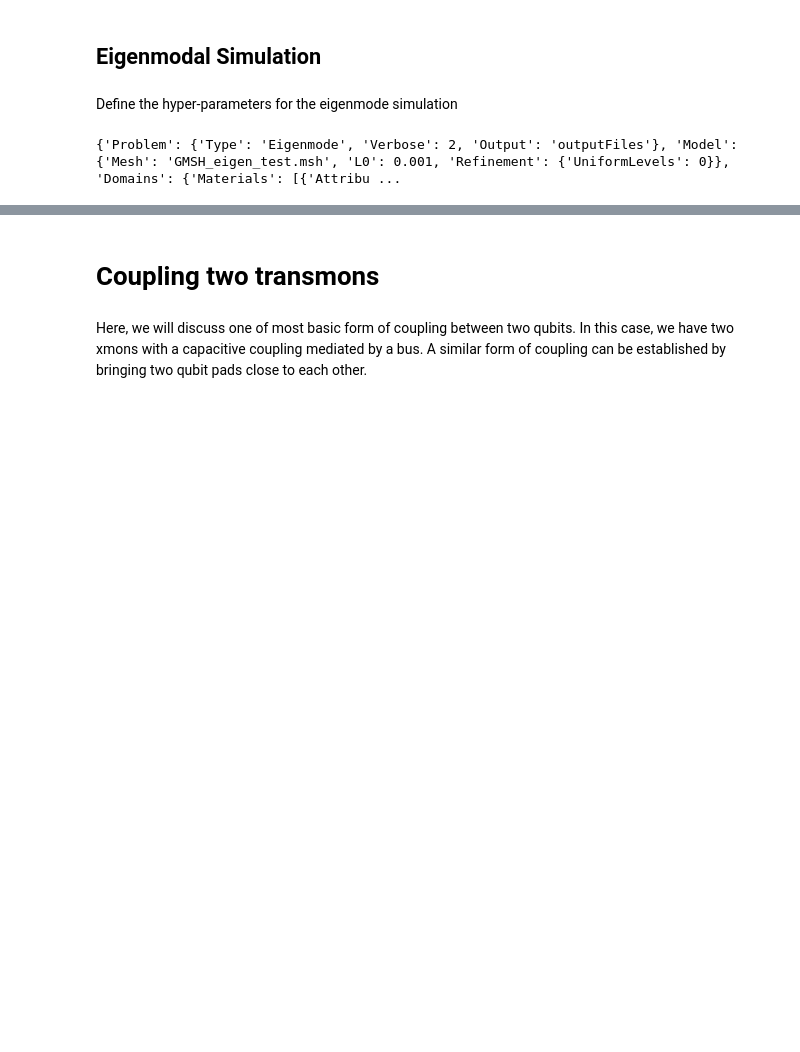
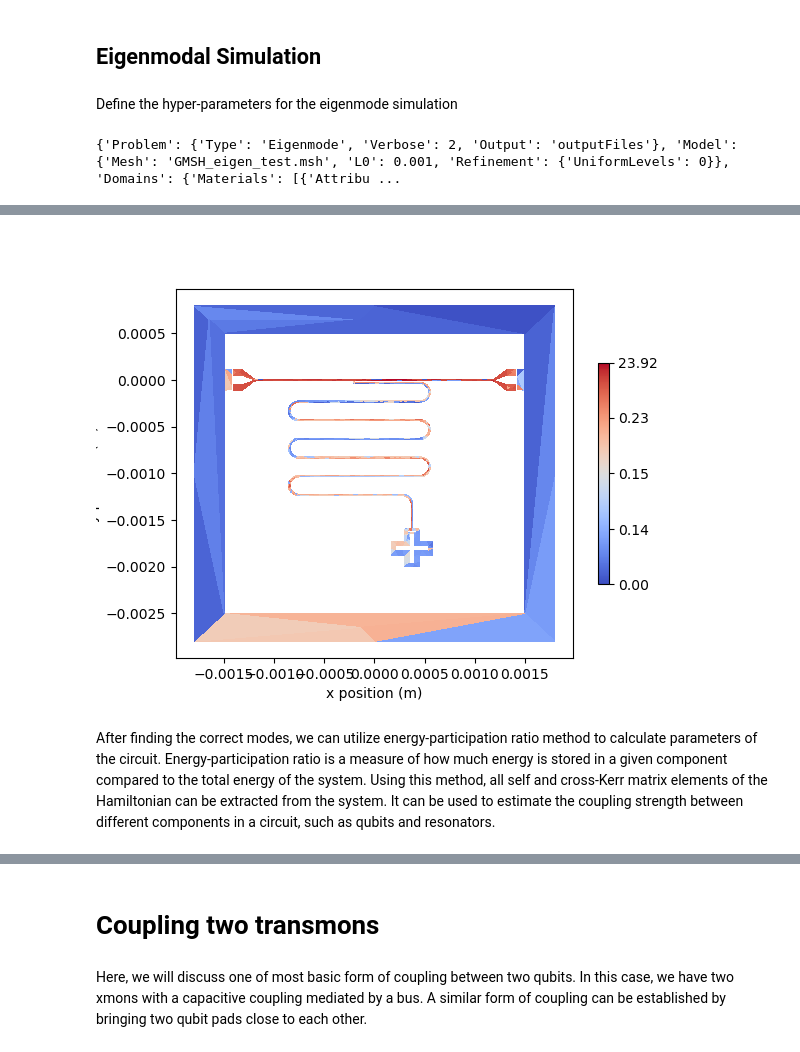
Before and after one commit to AwkwaBear/tutorials_quantum_device_design, a Jupyter notebook: transmon_resonator.ipynb, the cells around one changed output, grey strips where cells are left out. Cells and saved outputs as stored; diff of their text form; code cells hidden in the pictures; blank space fills up the shorter version.

```diff
--- a/transmon_resonator.ipynb
+++ b/transmon_resonator.ipynb
@@ -825,3 +889,11 @@ display(Image(filename=f"{eigen_sim._output_data_dir}/eig{mode_num}_ErealMag.png
+# %%
+from IPython.display import display, Image
+mode_num = 6
+display(Image(filename=f"{eigen_sim._output_data_dir}/eig{mode_num}_ErealMag.png"))
+# %% [output]
+[figure, added]
+# %% [markdown]
+After finding the correct modes, we can utilize energy-participation ratio method to calculate parameters of the circuit. Energy-participation ratio is a measure of how much energy is stored in a given component compared to the total energy of the system. Using this method, all self and cross-Kerr matrix elements of the Hamiltonian can be extracted from the system. It can be used to estimate the coupling strength between different components in a circuit, such as qubits and resonators.
 # %%
 mode_dict = eigen_sim.retrieve_mode_port_EPR_from_file(eigen_sim._output_data_dir)
 
```
Also changed, not shown: parts of 43 cells of this notebook.
